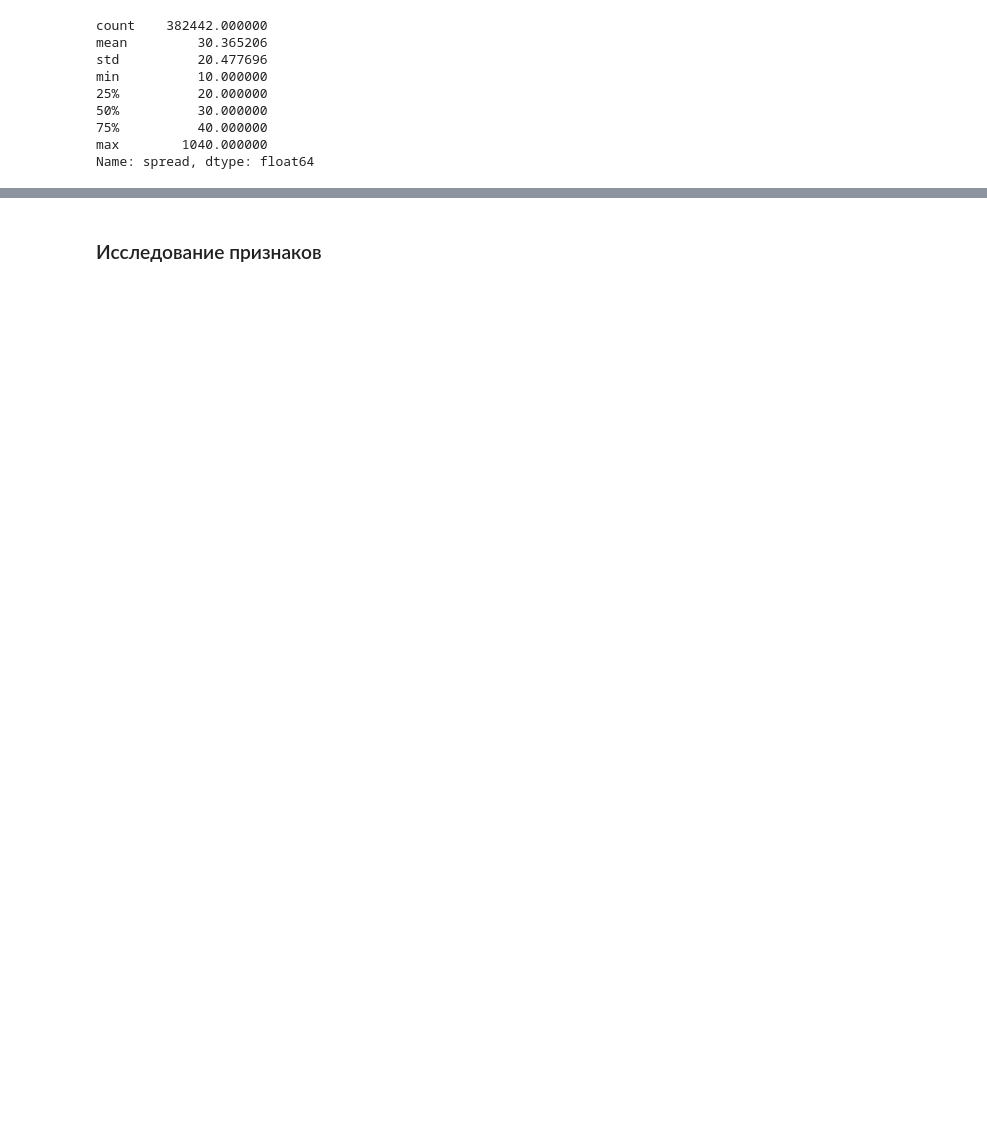
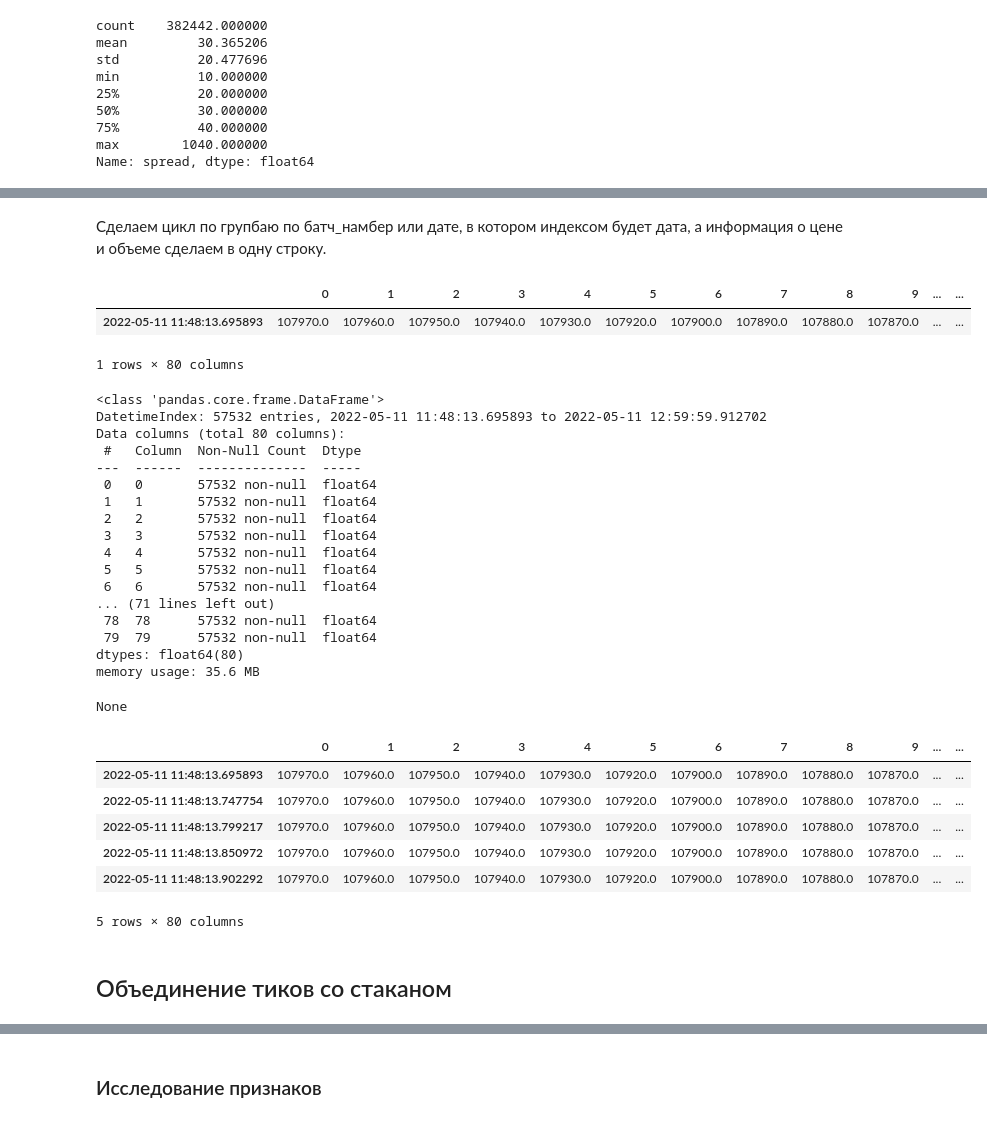
Before and after one commit to snakerzr/time_and_sales_prediction_exploration, a Jupyter notebook: Ticks.ipynb, the cells around one changed output, grey strips where cells are left out. Saved outputs shown, nothing was run; the diff lists cells and outputs as text; code cells hidden in the pictures; blank space fills up the shorter version.

```diff
--- a/Ticks.ipynb
+++ b/Ticks.ipynb
@@ -401,0 +422,52 @@ Name: spread, dtype: float64
+# %% [markdown]
+Сделаем цикл по групбаю по батч_намбер или дате, в котором индексом будет дата, а информация о цене и объеме сделаем в одну строку.
+# %%
+test = pd.DataFrame(pd.concat([df_test['price'],df_test['volume']])).T
+test.index = [date]
+test
+# %% [output]
+|  | 0 | 1 | 2 | 3 | 4 | 5 | 6 | 7 | 8 | 9 | ... | ... |
+| 2022-05-11 11:48:13.695893 | 107970.0 | 107960.0 | 107950.0 | 107940.0 | 107930.0 | 107920.0 | 107900.0 | 107890.0 | 107880.0 | 107870.0 | ... | ... |
+1 rows × 80 columns
+# %%
+# new_df_mb = pd.DataFrame()
+
+# for date,data in df_mb.groupby('time'):
+#     result = pd.DataFrame(pd.concat([data['price'],data['volume']])).reset_index(drop=True).T
+#     result.index = [date]
+# #     result = pd.DataFrame(data=pd.concat([data['price'],data['volume']]).reset_index(drop=True).T,index=[date])
+#     new_df_mb = pd.concat([new_df_mb,result])
+
+# # new_df_mb.to_csv('data/market_book_T.csv')
+
+new_df_mb = pd.read_csv('data/market_book_T.csv',index_col=0,parse_dates=True)
+display(new_df_mb.info())
+new_df_mb.head()
+# %% [output]
+<class 'pandas.core.frame.DataFrame'>
+DatetimeIndex: 57532 entries, 2022-05-11 11:48:13.695893 to 2022-05-11 12:59:59.912702
+Data columns (total 80 columns):
+ #   Column  Non-Null Count  Dtype
+---  ------  --------------  -----
+ 0   0       57532 non-null  float64
+ 1   1       57532 non-null  float64
+ 2   2       57532 non-null  float64
+ 3   3       57532 non-null  float64
+ 4   4       57532 non-null  float64
+ 5   5       57532 non-null  float64
+ 6   6       57532 non-null  float64
+... (71 lines left out)
+ 78  78      57532 non-null  float64
+ 79  79      57532 non-null  float64
+dtypes: float64(80)
+memory usage: 35.6 MB
+None
+|  | 0 | 1 | 2 | 3 | 4 | 5 | 6 | 7 | 8 | 9 | ... | ... |
+| 2022-05-11 11:48:13.695893 | 107970.0 | 107960.0 | 107950.0 | 107940.0 | 107930.0 | 107920.0 | 107900.0 | 107890.0 | 107880.0 | 107870.0 | ... | ... |
+| 2022-05-11 11:48:13.747754 | 107970.0 | 107960.0 | 107950.0 | 107940.0 | 107930.0 | 107920.0 | 107900.0 | 107890.0 | 107880.0 | 107870.0 | ... | ... |
+| 2022-05-11 11:48:13.799217 | 107970.0 | 107960.0 | 107950.0 | 107940.0 | 107930.0 | 107920.0 | 107900.0 | 107890.0 | 107880.0 | 107870.0 | ... | ... |
+| 2022-05-11 11:48:13.850972 | 107970.0 | 107960.0 | 107950.0 | 107940.0 | 107930.0 | 107920.0 | 107900.0 | 107890.0 | 107880.0 | 107870.0 | ... | ... |
+| 2022-05-11 11:48:13.902292 | 107970.0 | 107960.0 | 107950.0 | 107940.0 | 107930.0 | 107920.0 | 107900.0 | 107890.0 | 107880.0 | 107870.0 | ... | ... |
+5 rows × 80 columns
+# %% [markdown]
+## Объединение тиков со стаканом
```
Also changed, not shown: parts of 63 cells of this notebook.
